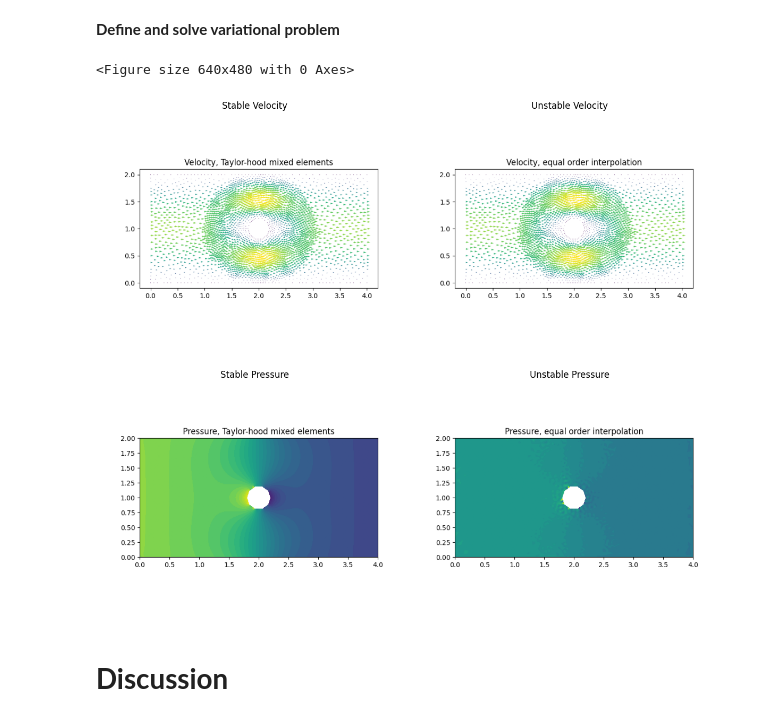
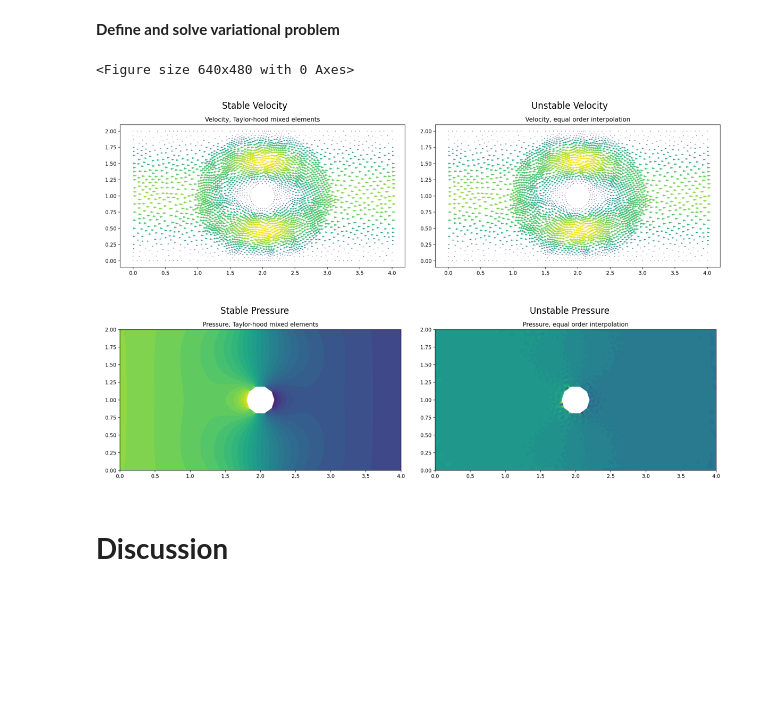
Before and after one commit to AdamHopkinss/DD2365, a Jupyter notebook: Lab1 Viscous Flow/Mandatory_assignment.ipynb, the cells around one changed output. Drawn from its saved outputs; the diff is of its cells as text; code cells hidden in the pictures; blank space fills up the shorter version.

```diff
--- a/Lab1 Viscous Flow/Mandatory_assignment.ipynb
+++ b/Lab1 Viscous Flow/Mandatory_assignment.ipynb
@@ -143,17 +143,16 @@ plt.show()
 # "stable" - Taylor-Hood mixed element is stable
 # "unstable" - equal order interpolation of the velocity and pressure is unstable
 # for copy paste:   stable   unstable
-stability = "unstable"
-orders = [1, 2]
+stability = "stable"
 
 if stability == "stable":
-  VE = VectorElement("CG", mesh.ufl_cell(), orders[1])
-  QE = FiniteElement("CG", mesh.ufl_cell(), orders[0])
+  VE = VectorElement("CG", mesh.ufl_cell(), 2)
+  QE = FiniteElement("CG", mesh.ufl_cell(), 1)
   WE = VE * QE
 
 if stability == "unstable":
-  VE = VectorElement("CG", mesh.ufl_cell(), orders[0])
-  QE = FiniteElement("CG", mesh.ufl_cell(), orders[0])
+  VE = VectorElement("CG", mesh.ufl_cell(), 1)
+  QE = FiniteElement("CG", mesh.ufl_cell(), 1)
   WE = VE * QE
 
 W = FunctionSpace(mesh, WE)
@@ -215,13 +214,13 @@ if stability == "stable":
   # Save plots so both can be displayed simultaneously (for comparison)
   if os.path.exists("plot_stable.png"):
     os.remove("plot_stable.png")
-  plt.figure()
+  plt.figure(figsize=(12,5))
   plot(u1, title="Velocity, Taylor-hood mixed elements")
-  plt.savefig("plot_stable_v.png")
+  plt.savefig("plot_stable_v.png", dpi=200, bbox_inches='tight')
   plt.close()
-  plt.figure()
+  plt.figure(figsize=(12,5))
   plot(p1, title="Pressure, Taylor-hood mixed elements")
-  plt.savefig("plot_stable_p.png")
+  plt.savefig("plot_stable_p.png", dpi=200, bbox_inches='tight')
   plt.close()
   plt.figure()
 
@@ -242,51 +241,51 @@ if stability == "unstable":
   # Save plots so both can be displayed simultaneously (for comparison)
   if os.path.exists("plot_stable.png"):
     os.remove("plot_stable.png")
-  plt.figure()
+  plt.figure(figsize=(12,5))
   plot(u1, title="Velocity, equal order interpolation")
-  plt.savefig("plot_unstable_v.png")
+  plt.savefig("plot_unstable_v.png", dpi=200, bbox_inches='tight')
   plt.close()
-  plt.figure()
+  plt.figure(figsize=(12,5))
   plot(p1, title="Pressure, equal order interpolation")
-  plt.savefig("plot_unstable_p.png")
+  plt.savefig("plot_unstable_p.png", dpi=200, bbox_inches='tight')
   plt.close()
   plt.figure()
 
 # Plot both solutions (stable and unstable)
 # Velocity comparison
-fig, axs = plt.subplots(1, 2, figsize=(12, 5))
+fig, axs = plt.subplots(1, 2, figsize=(12, 6))
 axs[0].imshow(mpimg.imread("plot_stable_v.png"))
 axs[0].set_title("Stable Velocity")
 axs[0].axis("off")
 
 axs[1].imshow(mpimg.imread("plot_unstable_v.png"))
 axs[1].set_title("Unstable Velocity")
 axs[1].axis("off")
 
 plt.tight_layout()
 plt.show()
 
 # Pressure comparison
-fig, axs = plt.subplots(1, 2, figsize=(12, 5))
+fig, axs = plt.subplots(1, 2, figsize=(12, 6))
 axs[0].imshow(mpimg.imread("plot_stable_p.png"))
 axs[0].set_title("Stable Pressure")
 axs[0].axis("off")
 
 axs[1].imshow(mpimg.imread("plot_unstable_p.png"))
 axs[1].set_title("Unstable Pressure")
 axs[1].axis("off")
 
 plt.tight_layout()
 plt.show()
 
 
 # Export files
 #!tar -czvf results-Stokes.tar.gz results-NS
 #files.download('results-Stokes.tar.gz')
 # %% [output]
 <Figure size 640x480 with 0 Axes>
-[figure, old version]
+[figure, new version]
-[figure, old version]
+[figure, new version]
 # %% [markdown]
 # **Discussion**
 # %% [markdown]
```
Also changed, not shown: parts of 1 cell of this notebook.
